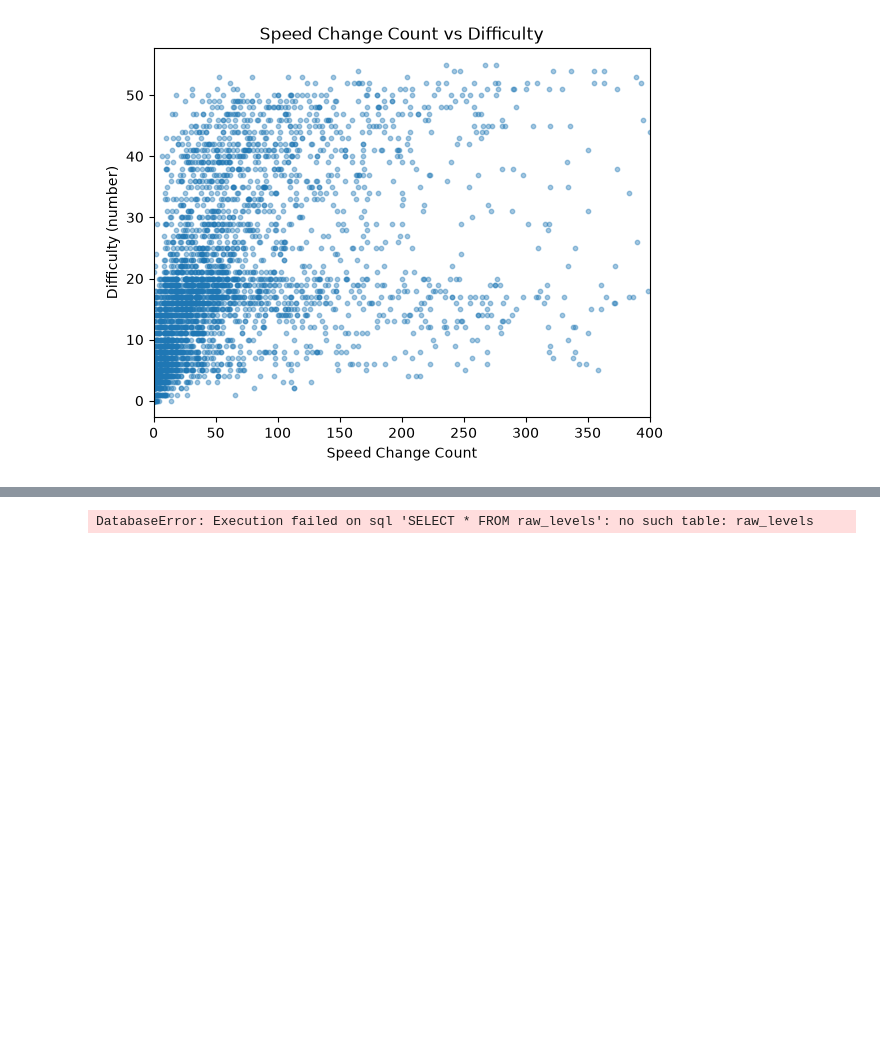
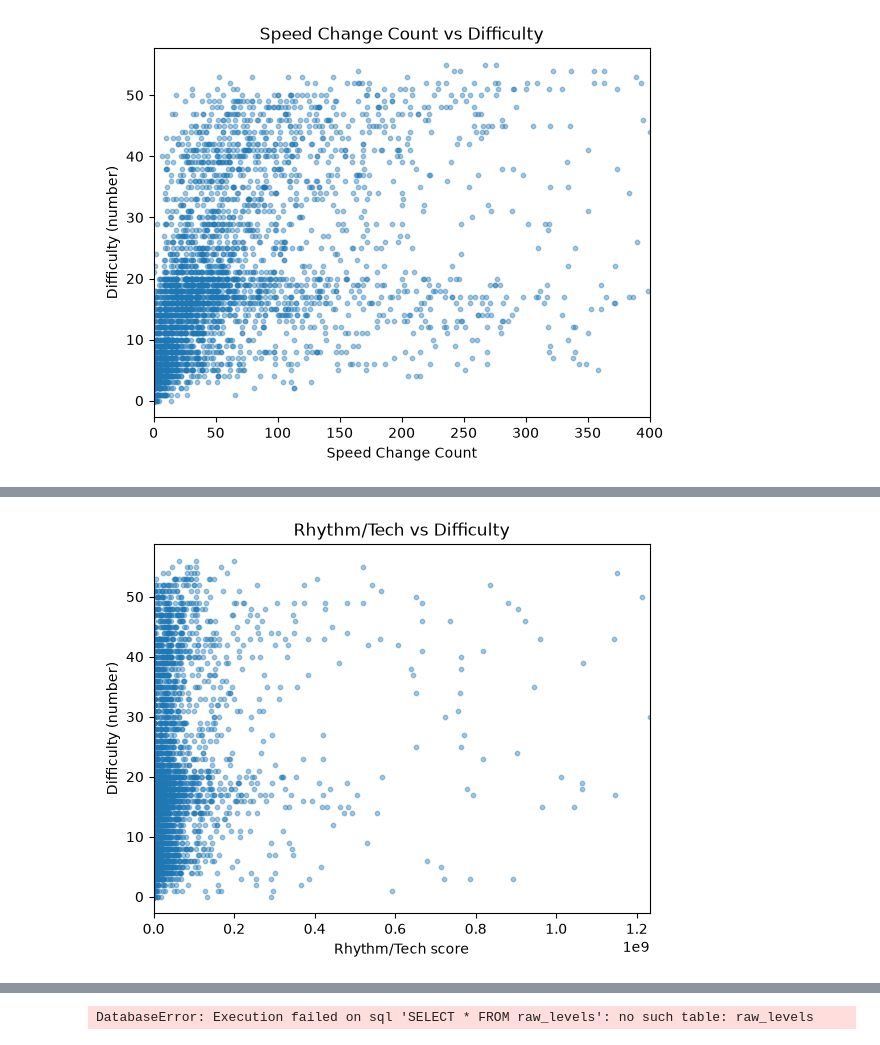
Before and after one commit to TUFRater-Team/tufrater, a Jupyter notebook: ml-service/app.ipynb, the cells around one changed output, grey strips where cells are left out. Drawn from its saved outputs; the diff is of its cells as text; code cells hidden in the pictures; blank space fills up the shorter version.

```diff
--- a/ml-service/app.ipynb
+++ b/ml-service/app.ipynb
@@ -309,0 +317,9 @@ plt.show()
+# %%
+plt.scatter(df["rt_score"], df["difficulty_number"], alpha=0.4, s=10)
+plt.xlabel("Rhythm/Tech score")
+plt.ylabel("Difficulty (number)")
+plt.title("Rhythm/Tech vs Difficulty")
+plt.xlim(0, df["rt_score"].quantile(0.99))
+plt.show()
+# %% [output]
+[figure, added]
```
Also changed, not shown: parts of 4 cells of this notebook, 7 other files.
